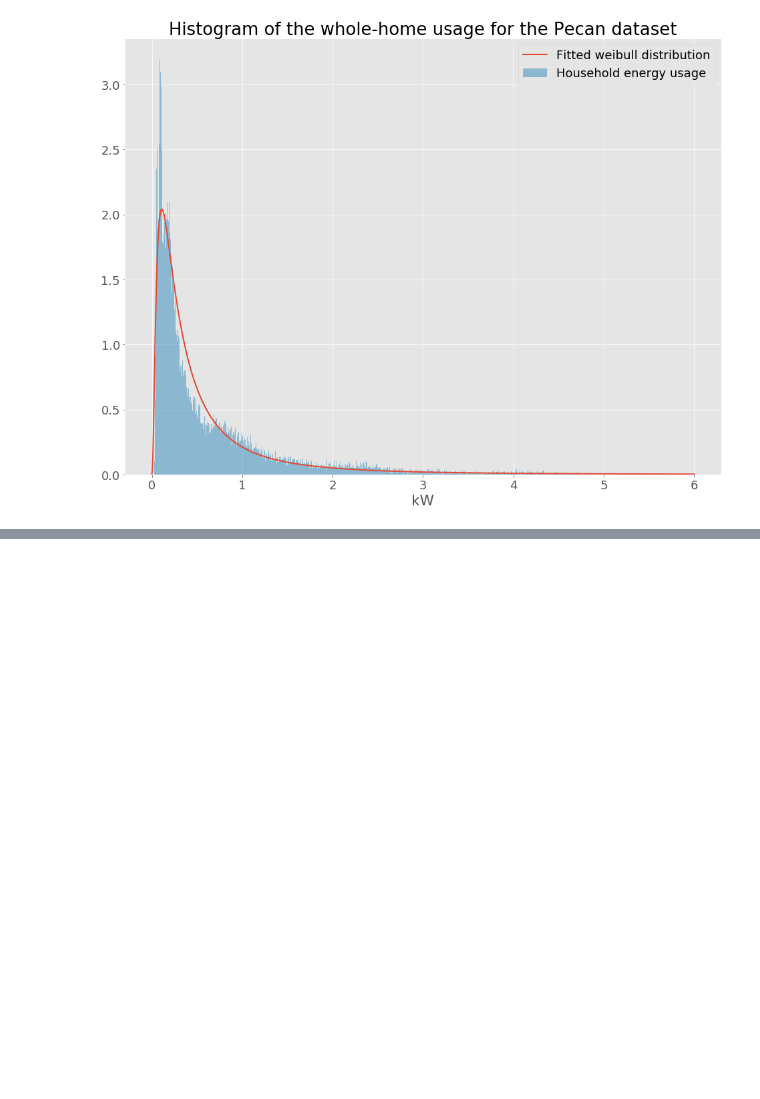
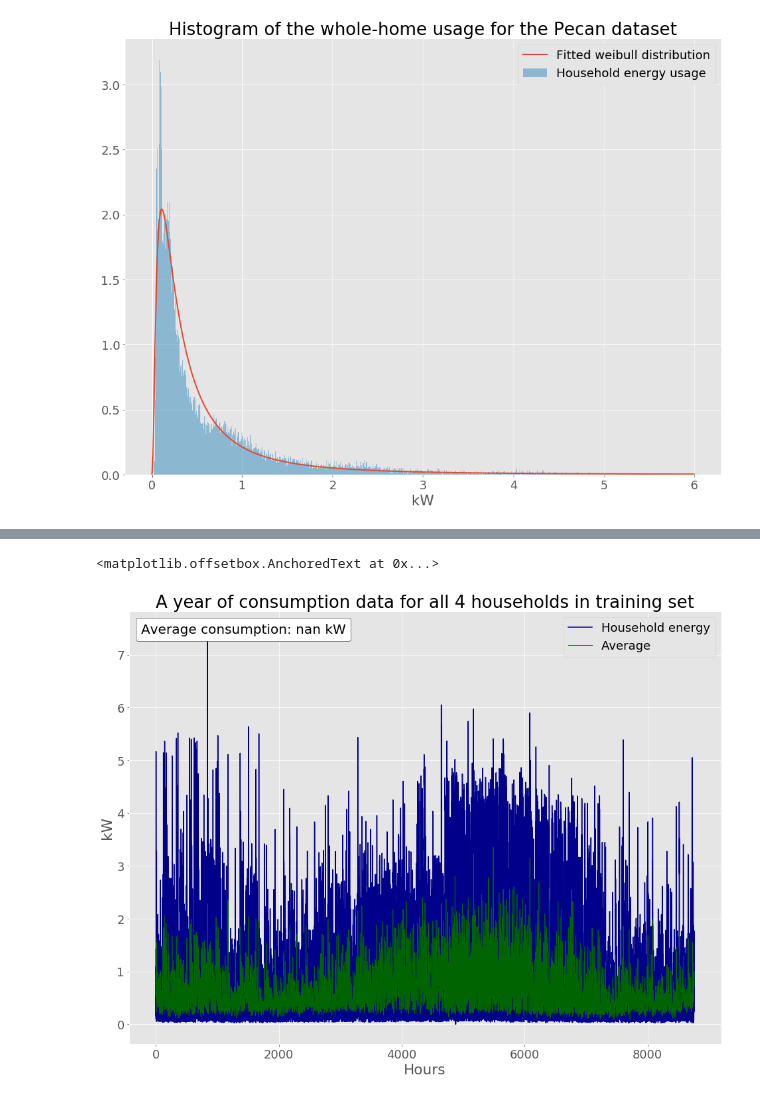
Before and after one commit to bondxue/Discriminative-Sparse-Coding-for-Energy-Disaggregation, a Jupyter notebook: dataprocess.ipynb, the cells around one changed output, grey strips where cells are left out. Drawn from its saved outputs; the diff is of its cells as text; code cells hidden in the pictures; blank space fills up the shorter version.

Commit message:
update data preprocess

```diff
--- a/dataprocess.ipynb
+++ b/dataprocess.ipynb
@@ -249,0 +261,39 @@ plt.legend()
+# %%
+df_sort =df.set_index(df['localhour']).sort_index(by='localhour')
+average_use = map(lambda x: df_sort.loc[x,'use'].mean(),df_sort.index.unique())
+# leng = len(average_use)
+#
+# mean = np.mean(list(average_use))
+# %%
+fig, ax = plt.subplots(figsize=(16,12))
+houses = df.index.unique()
+i = 0
+for house in houses:
+    df.loc[house,'use'].reset_index(drop=True).plot(color='DarkBlue', label='Household energy' if i == 0 else '', ax=ax)
+    i += 1
+
+s = pd.Series(average_use)
+# mean = round(np.mean(list(average_use),3))
+s_df = pd.DataFrame({'Average':s})
+#df_use.set_index()
+
+s_df.plot(color='DarkGreen',label='Average Use',lw=1, ax=ax)
+
+plt.title('A year of consumption data for all 4 households in training set')
+plt.xlabel('Hours')
+plt.ylabel('kW')
+from collections import OrderedDict
+handles, labels = plt.gca().get_legend_handles_labels()
+by_label = OrderedDict(zip(labels, handles))
+plt.legend(by_label.values(), by_label.keys())
+
+from mpl_toolkits.axes_grid.anchored_artists import AnchoredText
+at = AnchoredText("Average consumption: " + str(mean) + " kW",
+                  prop=dict(size=20), frameon=True,
+                  loc=2,
+                  )
+at.patch.set_boxstyle("round,pad=0.,rounding_size=0.2")
+ax.add_artist(at)
+# %% [output]
+<matplotlib.offsetbox.AnchoredText at 0x...>
+[figure, added]
```
Also changed, not shown: parts of 1 cell of this notebook.
